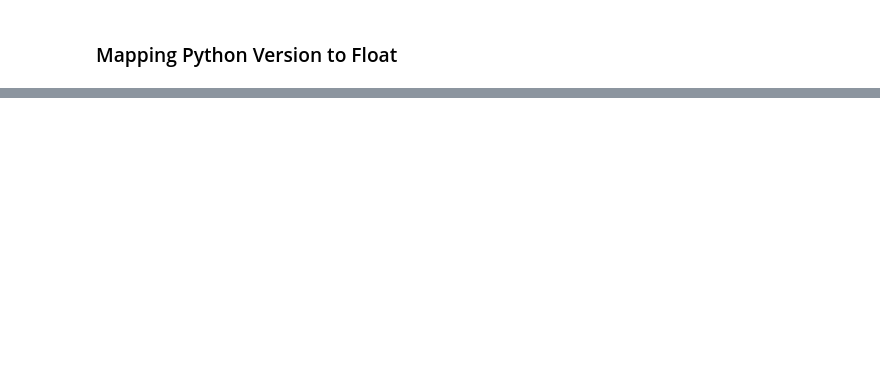
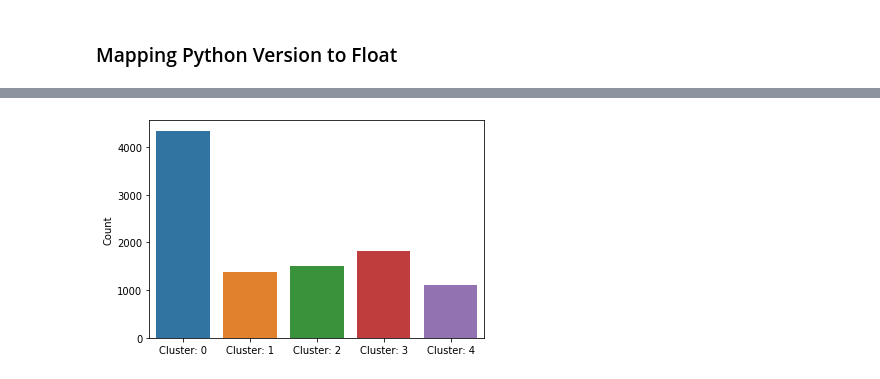
Before and after one commit to AdamSpannbauer/python_dev_survey_analysis, a Jupyter notebook: initial_eda.ipynb, the cells around one changed output, grey strips where cells are left out. Saved outputs shown, nothing was run; the diff lists cells and outputs as text; code cells hidden in the pictures; blank space fills up the shorter version.

Commit message:
add cluster analysis

```diff
--- a/initial_eda.ipynb
+++ b/initial_eda.ipynb
@@ -268,0 +320,11 @@ df = df.drop(columns=py_version_cols)
+# %%
+# TODO: How to work with us dummying the data? Idk if i trust this process
+# gower in sklearn eventually: https://github.com/scikit-learn/scikit-learn/pull/16834
+
+# TODO: revisit including cat data
+# (maybe just a subet of most interesting/least sparse responses)
+num_df = df.select_dtypes("number")
+
+# na_filled_df = df.fillna("NaN")
+# dummy_df = pd.get_dummies(na_filled_df)
+# dummy_df.shape
@@ -268,0 +333,10 @@ df = df.drop(columns=py_version_cols)
+# %%
+# TODO: handle this in preprocessing. dropping them is a cop out
+# Duplicate columns are mostly because of duplicating "other write in" responses
+
+# Dropping dupliated column names
+col_name_counts = num_df.columns.value_counts()
+dups = col_name_counts[col_name_counts > 1]
+dup_cols = dups.index
+
+num_df = num_df.drop(columns=dup_cols)
@@ -268,0 +347,3 @@ df = df.drop(columns=py_version_cols)
+# %%
+scaler = MinMaxScaler()
+scaled = scaler.fit_transform(num_df)
@@ -268,0 +352,7 @@ df = df.drop(columns=py_version_cols)
+# %%
+%%time
+
+k = 5
+dists = pdist(scaled)
+z = linkage(dists, method="ward")
+labels = cut_tree(z, k)
@@ -268,0 +475,8 @@ df = df.drop(columns=py_version_cols)
+# %%
+clst_df["cluster_str"] = "Cluster: " + clst_df["label"].astype(str)
+sns.countplot(x="cluster_str", data=clst_df)
+plt.xlabel("")
+plt.ylabel("Count")
+plt.show()
+# %% [output]
+[figure, added]
```
Also changed, not shown: parts of 28 cells of this notebook, 1 other file.
